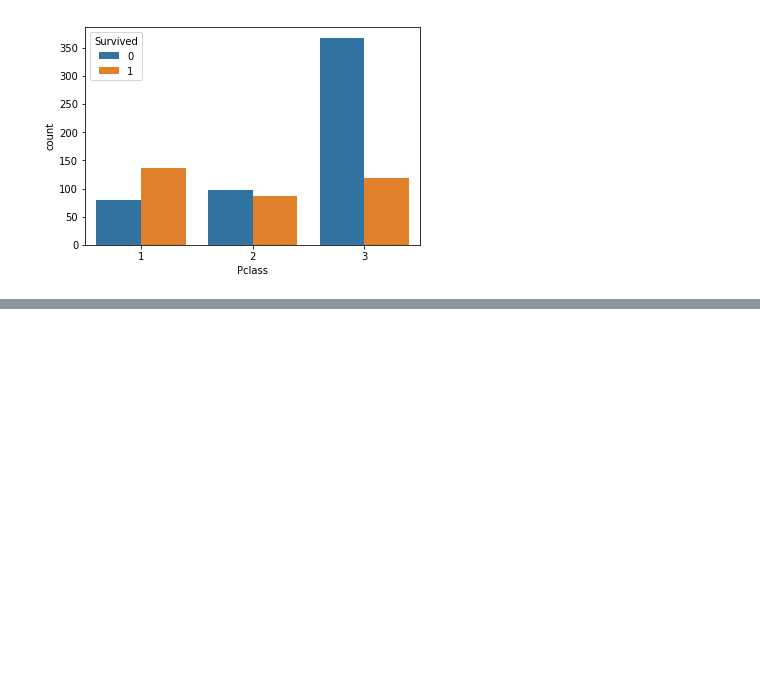
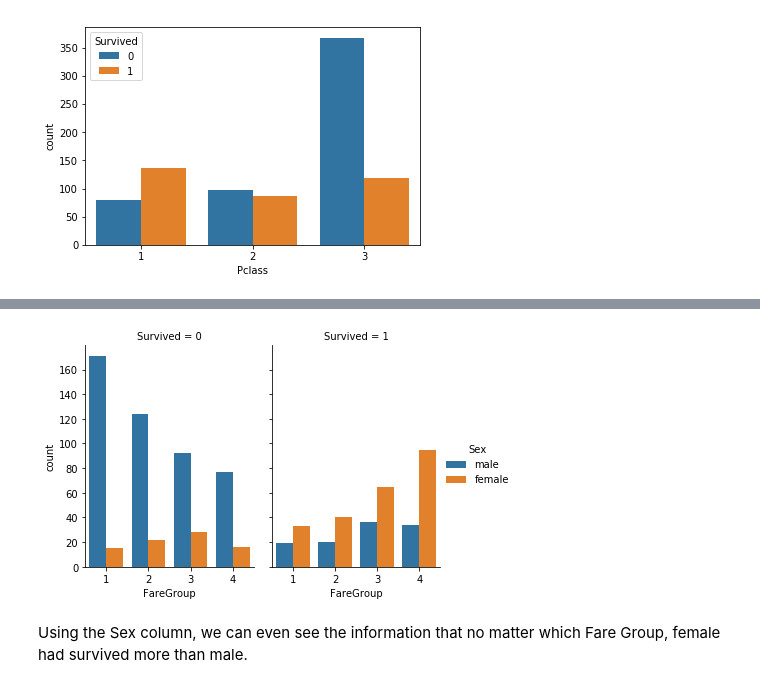
Before and after one commit to USF-CS-663-Spring-2020/lab-02-titanic-pontakornp, a Jupyter notebook: Lab 02 - Titanic.ipynb, the cells around one changed output, grey strips where cells are left out. Saved outputs shown, nothing was run; the diff lists cells and outputs as text; code cells hidden in the pictures; blank space fills up the shorter version.

```diff
--- a/Lab 02 - Titanic.ipynb
+++ b/Lab 02 - Titanic.ipynb
@@ -147,0 +203,8 @@ sns.countplot(x = 'Pclass', hue='Survived', data=df)
+# %%
+sns.catplot(x="FareGroup", hue="Sex", col="Survived",
+                data=df, kind="count",
+                height=4, aspect=.7);
+# %% [output]
+[figure, added]
+# %% [markdown]
+Using the Sex column, we can even see the information that no matter which Fare Group, female had survived more than male.
```
Also changed, not shown: parts of 14 cells of this notebook.
